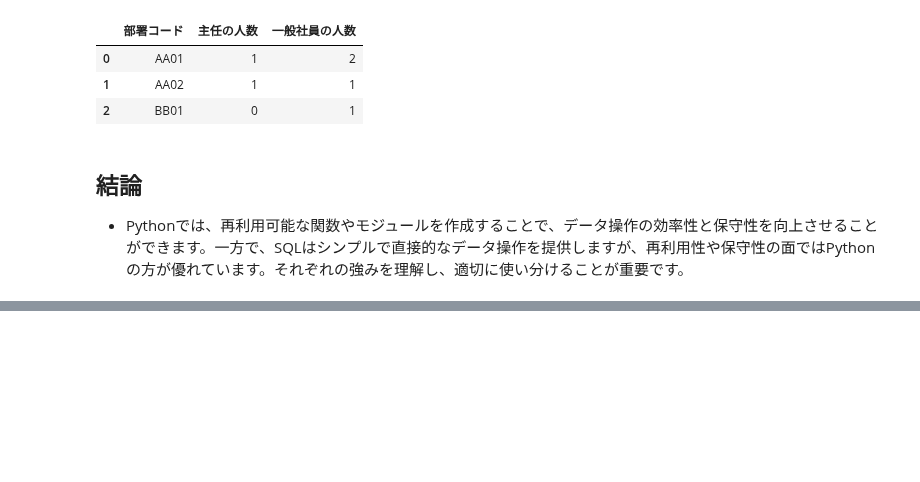
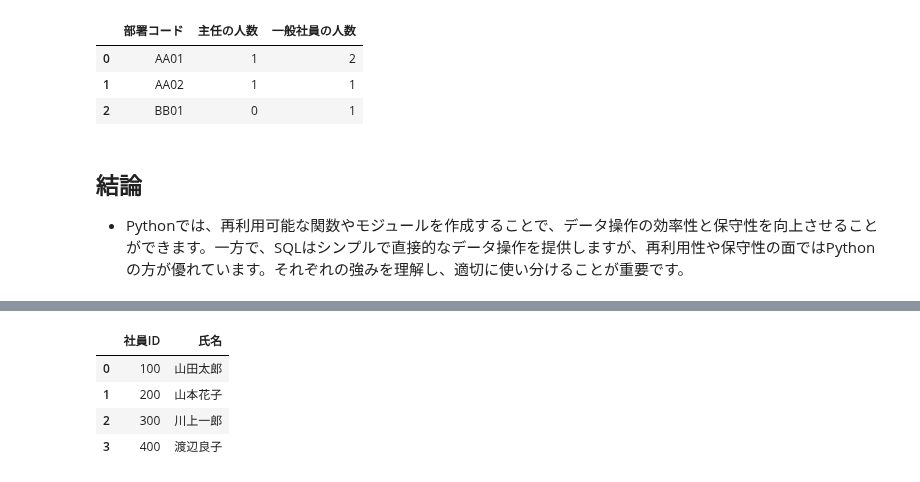
Before and after one commit to phonon-py/DatabaseSpecialistStudy, a Jupyter notebook: main.ipynb, the cells around one changed output, grey strips where cells are left out. Cells and saved outputs as stored; diff of their text form; code cells hidden in the pictures; blank space fills up the shorter version.

```diff
--- a/main.ipynb
+++ b/main.ipynb
@@ -2856,0 +2919,8 @@ def 集計結果(df):
+# %%
+df_employee
+# %% [output]
+|  | 社員ID | 氏名 |
+| 0 | 100 | 山田太郎 |
+| 1 | 200 | 山本花子 |
+| 2 | 300 | 川上一郎 |
+| 3 | 400 | 渡辺良子 |
```
Also changed, not shown: parts of 9 cells of this notebook.
